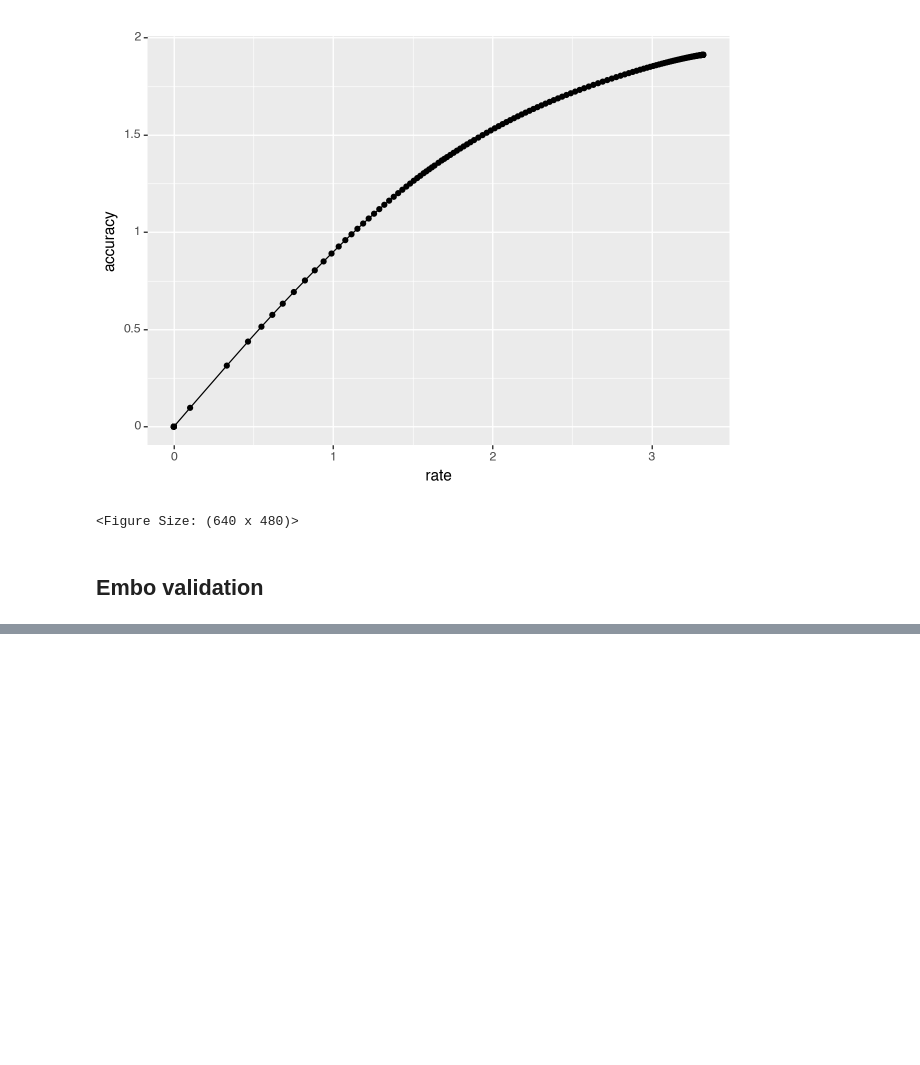
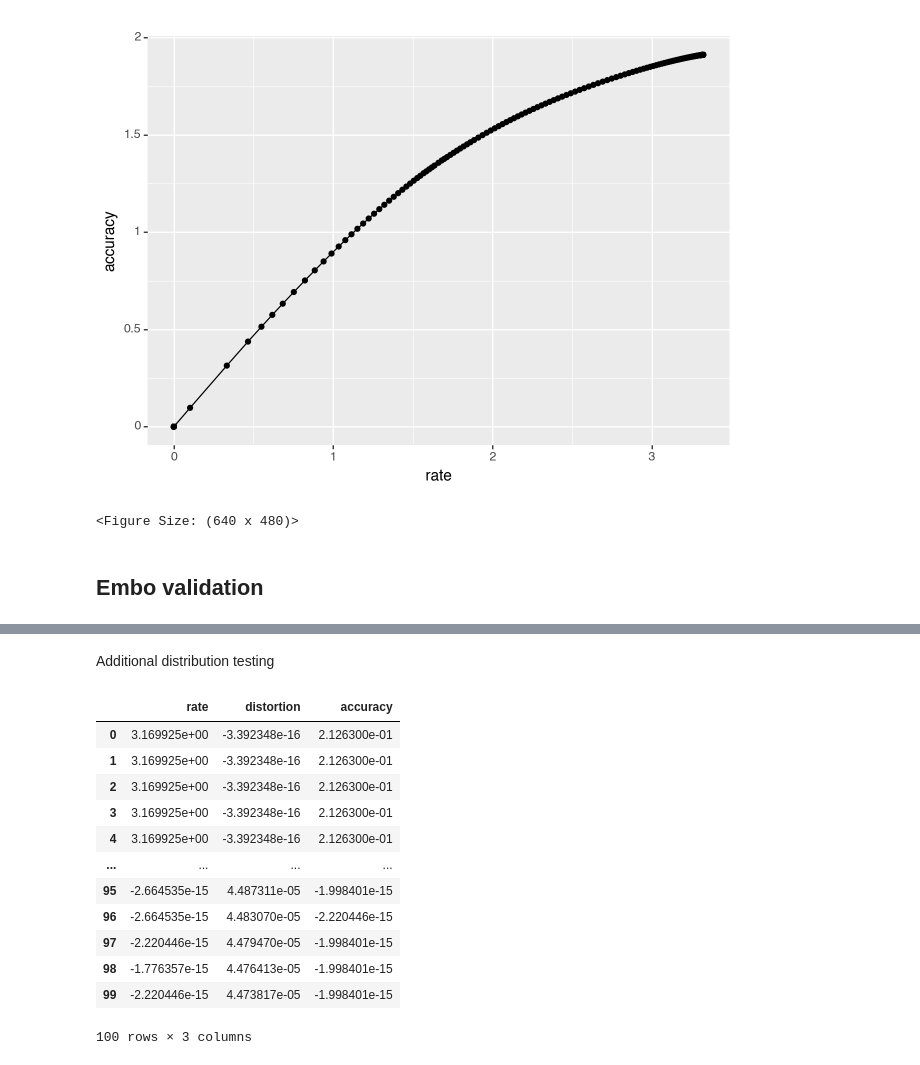
Before and after one commit to nathimel/rdot, a Jupyter notebook: src/examples/test_visualizations.ipynb, the cells around one changed output, grey strips where cells are left out. Drawn from its saved outputs; the diff is of its cells as text; code cells hidden in the pictures; blank space fills up the shorter version.

```diff
--- a/src/examples/test_visualizations.ipynb
+++ b/src/examples/test_visualizations.ipynb
@@ -171 +171,3 @@ data = pd.concat([data, data_embo])
 <Figure Size: (640 x 480)>
+# %% [markdown]
+Additional distribution testing
@@ -171,0 +196,24 @@ data = pd.concat([data, data_embo])
+# %%
+data = pd.DataFrame(
+    rd_values,
+    columns=[
+        "rate",
+        "distortion",
+        "accuracy",
+    ]
+)
+data
+# %% [output]
+|  | rate | distortion | accuracy |
+| 0 | 3.169925e+00 | -3.392348e-16 | 2.126300e-01 |
+| 1 | 3.169925e+00 | -3.392348e-16 | 2.126300e-01 |
+| 2 | 3.169925e+00 | -3.392348e-16 | 2.126300e-01 |
+| 3 | 3.169925e+00 | -3.392348e-16 | 2.126300e-01 |
+| 4 | 3.169925e+00 | -3.392348e-16 | 2.126300e-01 |
+| ... | ... | ... | ... |
+| 95 | -2.664535e-15 | 4.487311e-05 | -1.998401e-15 |
+| 96 | -2.664535e-15 | 4.483070e-05 | -2.220446e-15 |
+| 97 | -2.220446e-15 | 4.479470e-05 | -1.998401e-15 |
+| 98 | -1.776357e-15 | 4.476413e-05 | -1.998401e-15 |
+| 99 | -2.220446e-15 | 4.473817e-05 | -1.998401e-15 |
+100 rows × 3 columns
```
Also changed, not shown: parts of 5 cells of this notebook, 3 other files.
